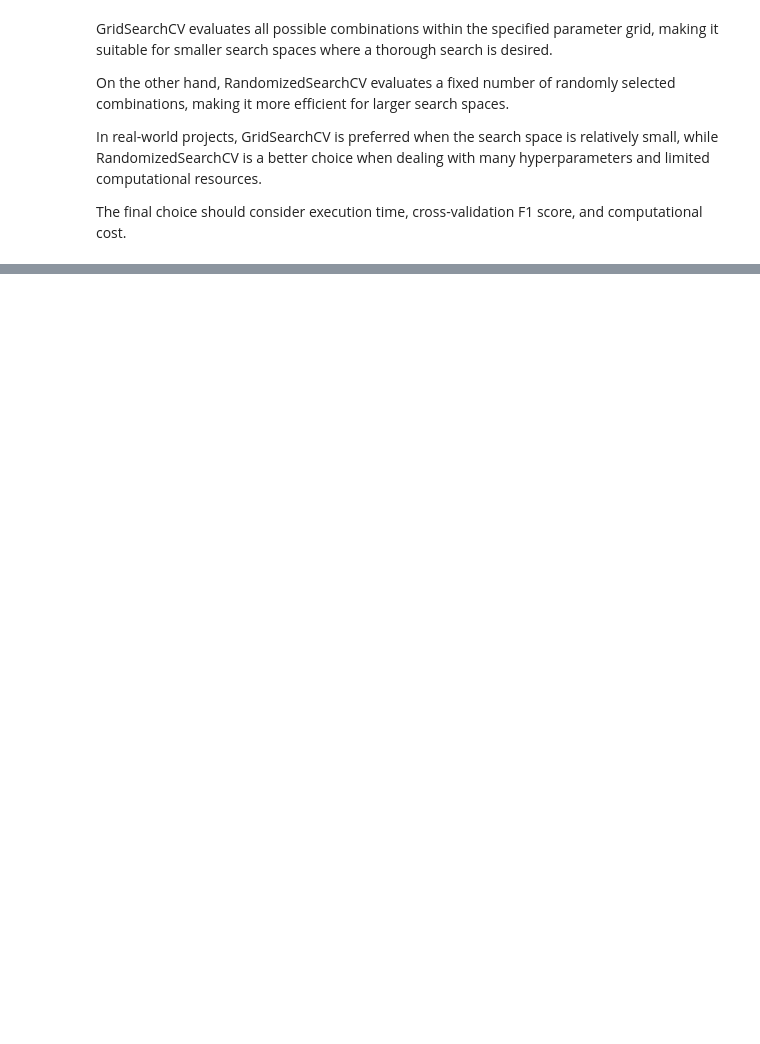
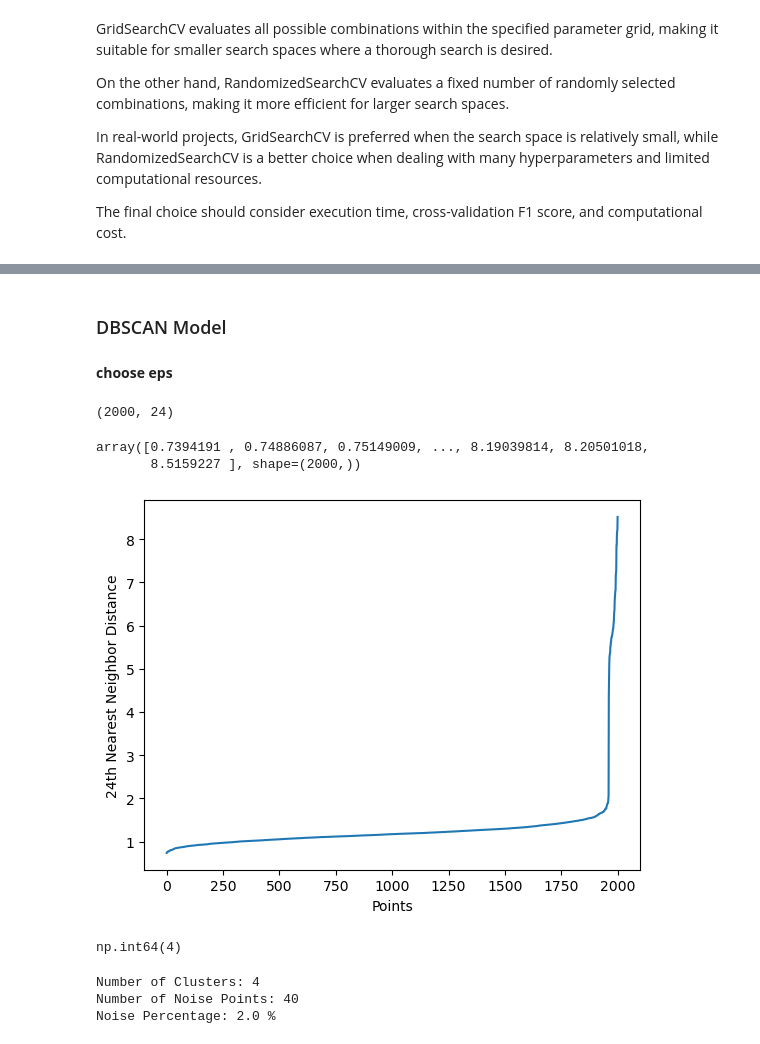
Before and after one commit to Omarsaidmohamed/ml_project1, a Jupyter notebook: notebook/ML_Code.ipynb, the cells around one changed output, grey strips where cells are left out. Cells and saved outputs as stored; diff of their text form; code cells hidden in the pictures; blank space fills up the shorter version.

```diff
--- a/notebook/ML_Code.ipynb
+++ b/notebook/ML_Code.ipynb
@@ -1382,0 +1643,26 @@ The final choice should consider execution time, cross-validation F1 score, and
+# %% [markdown]
+### DBSCAN Model
+# %% [markdown]
+**choose eps**
+# %%
+neighbors = NearestNeighbors(n_neighbors=24)
+neighbors.fit(usage_behave_df_cp)
+distance , indices = neighbors.kneighbors(usage_behave_df_cp)
+
+k_distance = np.sort(distance[:,-1])
+# %%
+distance.shape
+# %% [output]
+(2000, 24)
+# %%
+k_distance
+# %% [output]
+array([0.7394191 , 0.74886087, 0.75149009, ..., 8.19039814, 8.20501018,
+       8.5159227 ], shape=(2000,))
+# %%
+plt.plot(k_distance )
+plt.xlabel("Points")
+plt.ylabel("24th Nearest Neighbor Distance")
+plt.show()
+# %% [output]
+[figure, added]
@@ -1382,0 +1673,18 @@ The final choice should consider execution time, cross-validation F1 score, and
+# %%
+pd.Series(dbscan_labels).value_counts().sort_index(ascending=False).drop(-1).count()
+# %% [output]
+np.int64(4)
+# %%
+n_clusters = len(set(dbscan_labels)) - (1 if -1 in dbscan_labels else 0) # we using set here because set will be drop the redundatnt values
+
+n_noise = np.sum(dbscan_labels == -1)
+
+noise_percentage = (n_noise / len(dbscan_labels)) * 100
+
+print('Number of Clusters:', n_clusters)
+print('Number of Noise Points:', n_noise)
+print('Noise Percentage:', round(noise_percentage, 2), '%')
+# %% [output]
+Number of Clusters: 4
+Number of Noise Points: 40
+Noise Percentage: 2.0 %
```
Also changed, not shown: parts of 57 cells of this notebook.
